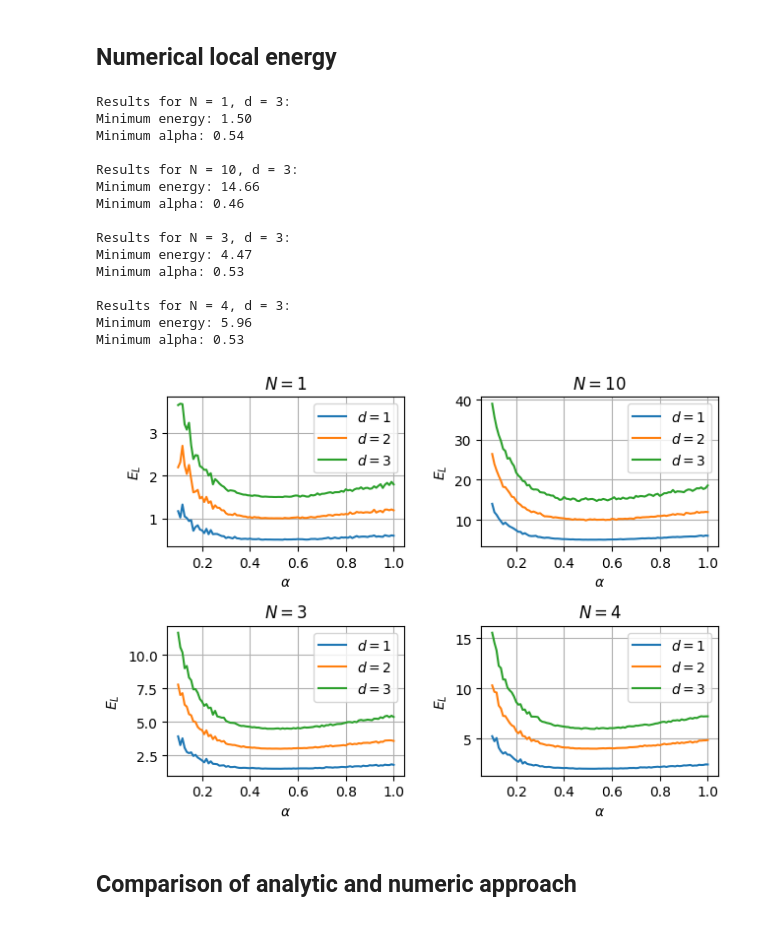
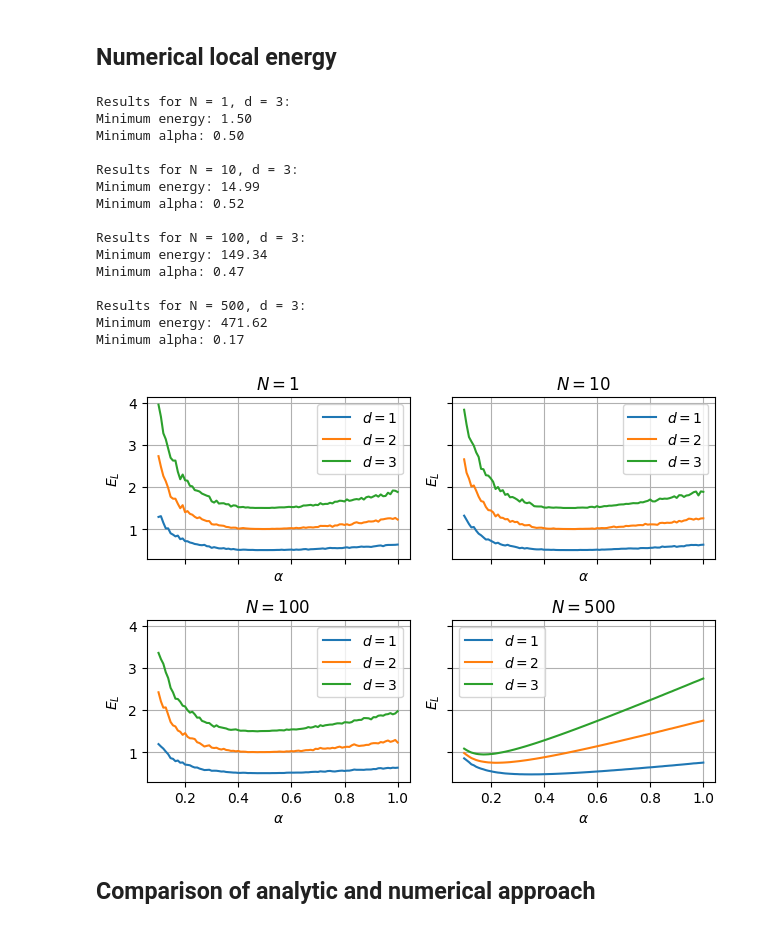
Before and after one commit to semapheur/fys4411, a Jupyter notebook: project_1/code/calc_b.ipynb, the cells around one changed output. Drawn from its saved outputs; the diff is of its cells as text; code cells hidden in the pictures.

```diff
--- a/project_1/code/calc_b.ipynb
+++ b/project_1/code/calc_b.ipynb
@@ -8,16 +8,10 @@ import numpy as np
 
 from vmc_jax import MetropolisJAX
 from bose_harmonic import HarmonicParamGrid
-from bose_harmonic_jax import (
-  wavefunction_jax,
-  local_energy_jax,
-  drift_force_jax,
-  HarmonicParams,
-)
+from bose_harmonic_jax import wavefunction_jax, local_energy_jax, HarmonicParams
 
 cycles = 10_000
-time_step = 0.05
-diffusion_coefficient = 0.5
+step_size = 1.0
 
 alpha_values = np.linspace(0.1, 1.0, 100)
 param_grid = HarmonicParamGrid(param_type=HarmonicParams, alpha=alpha_values)
@@ -33,14 +27,8 @@ for i, n in enumerate(number_particles):
 
   for j, d in enumerate(dims):
     simulation = MetropolisJAX[HarmonicParams](n, d)
-    result = simulation.grid_search_importance(
-      wavefunction_jax,
-      local_energy_jax,
-      drift_force_jax,
-      param_grid,
-      time_step,
-      diffusion_coefficient,
-      cycles,
+    result = simulation.grid_search_brute(
+      wavefunction_jax, local_energy_jax, param_grid, step_size, cycles
     )
 
     energies = result.energy
@@ -84,75 +72,66 @@ import numpy as np
 
 from vmc_jax import MetropolisJAX
 from bose_harmonic import HarmonicParamGrid
-from bose_harmonic_jax import (
-  wavefunction_jax,
-  local_energy_numeric_jax,
-  drift_force_numeric_jax,
-  HarmonicParams,
-)
+from bose_harmonic_jax import wavefunction_jax, local_energy_jax, HarmonicParams
 
 cycles = 10_000
-time_step = 0.05
-diffusion_coefficient = 0.5
+base_step = 1.0
 
 alpha_values = np.linspace(0.1, 1.0, 100)
 param_grid = HarmonicParamGrid(param_type=HarmonicParams, alpha=alpha_values)
 
-number_particles = [1, 10, 3, 4]
+number_particles = [1, 10, 100, 500]
 dims = [1, 2, 3]
 
-fig, axs = plt.subplots(2, 2)
+fig, axs = plt.subplots(2, 2, sharex=True, sharey=True)
 axs = axs.ravel()
 
 for i, n in enumerate(number_particles):
   ax = axs[i]
 
   for j, d in enumerate(dims):
+    step_size = base_step / np.sqrt(n * d)
+    # cycles = int(base_cycles * np.sqrt(n * d))
+
     simulation = MetropolisJAX[HarmonicParams](n, d)
-    results = simulation.grid_search_importance(
-      wavefunction_jax,
-      local_energy_numeric_jax,
-      drift_force_numeric_jax,
-      param_grid,
-      time_step,
-      diffusion_coefficient,
-      cycles,
+    results = simulation.grid_search_brute(
+      wavefunction_jax, local_energy_jax, param_grid, step_size, cycles
     )
     energies = results.energy
-    ax.plot(alpha_values, energies, label=f"$d = {d}$")
+    ax.plot(alpha_values, energies / n, label=f"$d = {d}$")
     ax.set_title(f"$N = {n}$")
-    ax.set(xlabel=r"$\alpha$", ylabel=r"$E_L$")
+    ax.set(xlabel=r"$\alpha$", ylabel=r"$E_L /N$")
     ax.legend()
     ax.grid(True)
 
     if d == 3:
       min_energy = np.min(energies)
       min_alpha = alpha_values[np.argmin(energies)]
       print(f"Results for N = {n}, d = {d}:")
       print(f"Minimum energy: {min_energy:.2f}")
       print(f"Minimum alpha: {min_alpha:.2f}\n")
 
 plt.tight_layout()
 plt.show()
 # %% [output]
 Results for N = 1, d = 3:
 Minimum energy: 1.50
-Minimum alpha: 0.54
+Minimum alpha: 0.50
 
 Results for N = 10, d = 3:
-Minimum energy: 14.66
-Minimum alpha: 0.46
+Minimum energy: 14.99
+Minimum alpha: 0.52
 
-Results for N = 3, d = 3:
-Minimum energy: 4.47
-Minimum alpha: 0.53
+Results for N = 100, d = 3:
+Minimum energy: 149.34
+Minimum alpha: 0.47
 
-Results for N = 4, d = 3:
-Minimum energy: 5.96
-Minimum alpha: 0.53
+Results for N = 500, d = 3:
+Minimum energy: 471.62
+Minimum alpha: 0.17
-[figure, old version]
+[figure, new version]
 # %% [markdown]
-## Comparison of analytic and numeric approach
+## Comparison of analytic and numerical approach
 # %%
 import time
 
```
Also changed, not shown: parts of 6 cells of this notebook, 9 other files.
